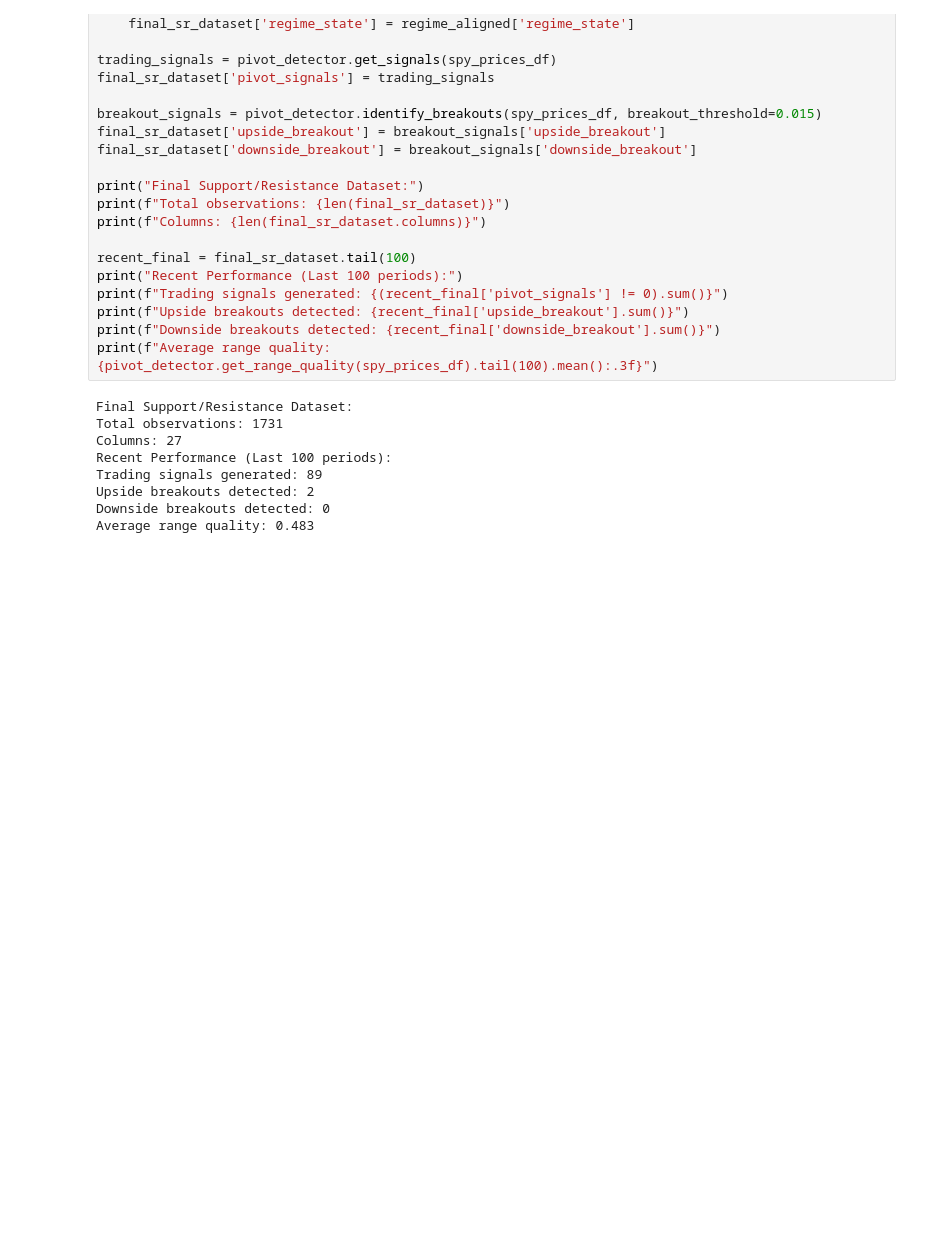
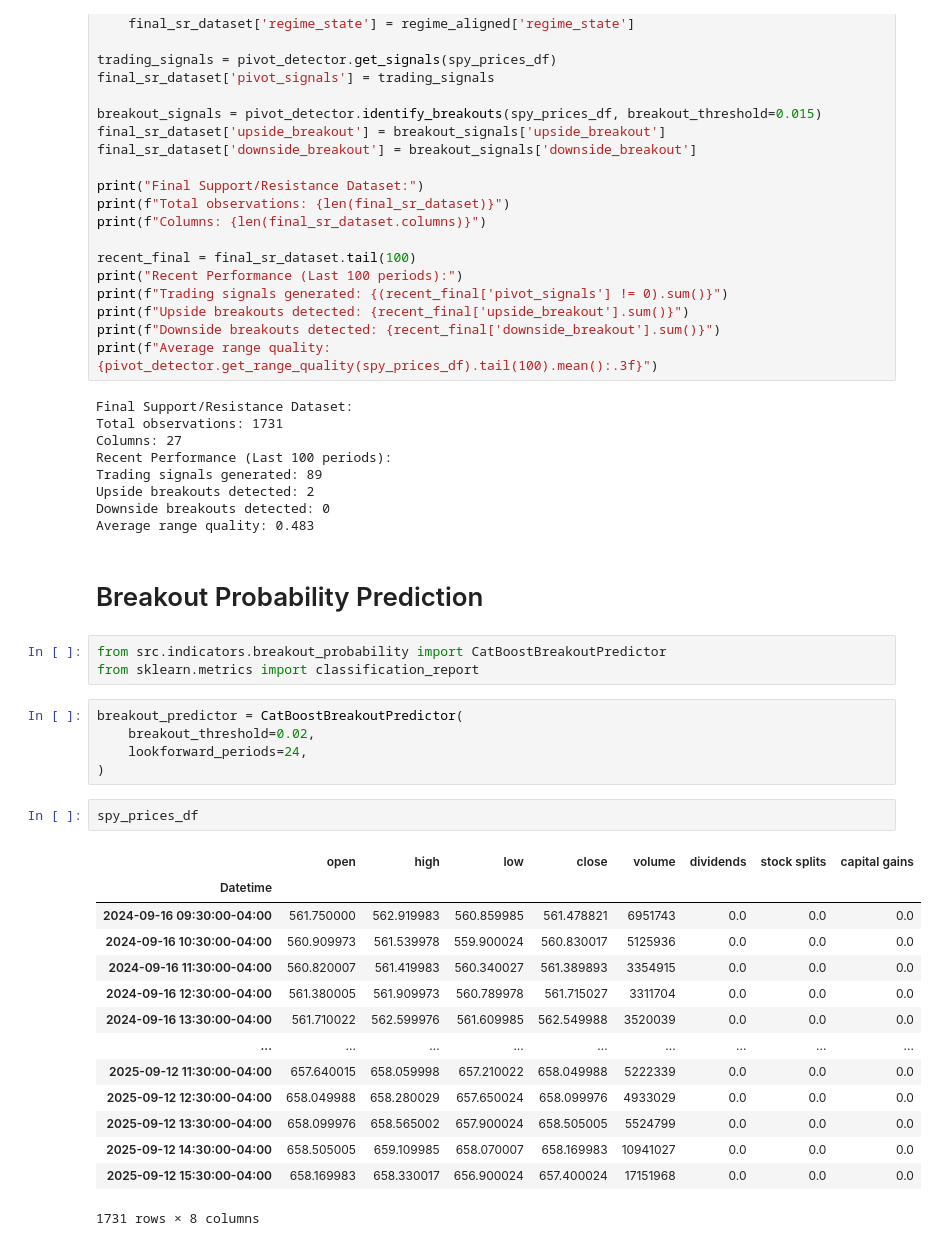
Before and after one commit to LeviiBereg/intraday-trading, a Jupyter notebook: examples/workflow.ipynb, the cells around one changed output. Drawn from its saved outputs; the diff is of its cells as text; blank space fills up the shorter version.

```diff
--- a/examples/workflow.ipynb
+++ b/examples/workflow.ipynb
@@ -883,3 +883,30 @@ Trading signals generated: 89
 Upside breakouts detected: 2
 Downside breakouts detected: 0
 Average range quality: 0.483
+# %% [markdown]
+# Breakout Probability Prediction
+# %%
+from src.indicators.breakout_probability import CatBoostBreakoutPredictor
+from sklearn.metrics import classification_report
+# %%
+breakout_predictor = CatBoostBreakoutPredictor(
+    breakout_threshold=0.02,
+    lookforward_periods=24,
+)
+# %%
+spy_prices_df
+# %% [output]
+|  | open | high | low | close | volume | dividends | stock splits | capital gains |
+| Datetime |  |  |  |  |  |  |  |  |
+| 2024-09-16 09:30:00-04:00 | 561.750000 | 562.919983 | 560.859985 | 561.478821 | 6951743 | 0.0 | 0.0 | 0.0 |
+| 2024-09-16 10:30:00-04:00 | 560.909973 | 561.539978 | 559.900024 | 560.830017 | 5125936 | 0.0 | 0.0 | 0.0 |
+| 2024-09-16 11:30:00-04:00 | 560.820007 | 561.419983 | 560.340027 | 561.389893 | 3354915 | 0.0 | 0.0 | 0.0 |
+| 2024-09-16 12:30:00-04:00 | 561.380005 | 561.909973 | 560.789978 | 561.715027 | 3311704 | 0.0 | 0.0 | 0.0 |
+| 2024-09-16 13:30:00-04:00 | 561.710022 | 562.599976 | 561.609985 | 562.549988 | 3520039 | 0.0 | 0.0 | 0.0 |
+| ... | ... | ... | ... | ... | ... | ... | ... | ... |
+| 2025-09-12 11:30:00-04:00 | 657.640015 | 658.059998 | 657.210022 | 658.049988 | 5222339 | 0.0 | 0.0 | 0.0 |
+| 2025-09-12 12:30:00-04:00 | 658.049988 | 658.280029 | 657.650024 | 658.099976 | 4933029 | 0.0 | 0.0 | 0.0 |
+| 2025-09-12 13:30:00-04:00 | 658.099976 | 658.565002 | 657.900024 | 658.505005 | 5524799 | 0.0 | 0.0 | 0.0 |
+| 2025-09-12 14:30:00-04:00 | 658.505005 | 659.109985 | 658.070007 | 658.169983 | 10941027 | 0.0 | 0.0 | 0.0 |
+| 2025-09-12 15:30:00-04:00 | 658.169983 | 658.330017 | 656.900024 | 657.400024 | 17151968 | 0.0 | 0.0 | 0.0 |
+1731 rows × 8 columns
```
Also changed, not shown: parts of 7 cells of this notebook, 4 other files.
